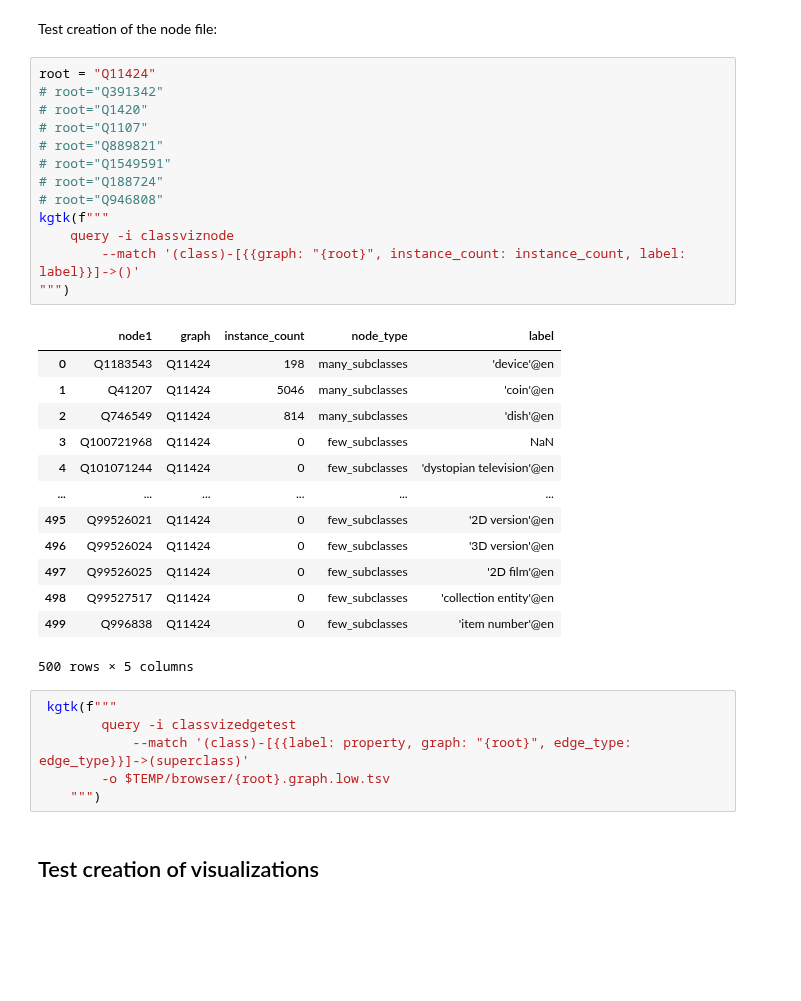
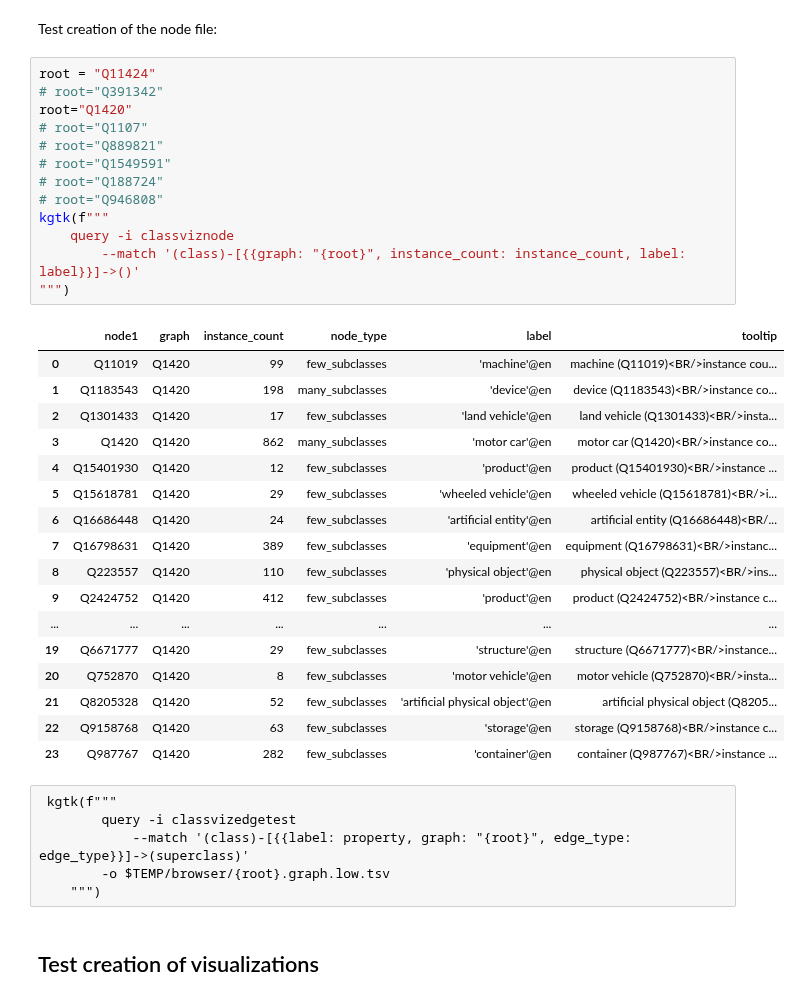
Before and after one commit to usc-isi-i2/kgtk-notebooks, a Jupyter notebook: use-cases/class-visualization.ipynb, the cells around one changed output. Saved outputs shown, nothing was run; the diff lists cells and outputs as text; blank space fills up the shorter version.

```diff
--- a/use-cases/class-visualization.ipynb
+++ b/use-cases/class-visualization.ipynb
@@ -815,36 +817,40 @@ Test creation of the node file:
 # %%
 root = "Q11424"
 # root="Q391342"
-# root="Q1420"
+root="Q1420"
 # root="Q1107"
 # root="Q889821"
 # root="Q1549591"
 # root="Q188724"
 # root="Q946808"
 kgtk(f"""
     query -i classviznode
         --match '(class)-[{{graph: "{root}", instance_count: instance_count, label: label}}]->()'
 """)
 # %% [output]
-|  | node1 | graph | instance_count | node_type | label |
-| 0 | Q1183543 | Q11424 | 198 | many_subclasses | 'device'@en |
-| 1 | Q41207 | Q11424 | 5046 | many_subclasses | 'coin'@en |
-| 2 | Q746549 | Q11424 | 814 | many_subclasses | 'dish'@en |
-| 3 | Q100721968 | Q11424 | 0 | few_subclasses | NaN |
-| 4 | Q101071244 | Q11424 | 0 | few_subclasses | 'dystopian television'@en |
-| ... | ... | ... | ... | ... | ... |
-| 495 | Q99526021 | Q11424 | 0 | few_subclasses | '2D version'@en |
-| 496 | Q99526024 | Q11424 | 0 | few_subclasses | '3D version'@en |
-| 497 | Q99526025 | Q11424 | 0 | few_subclasses | '2D film'@en |
-| 498 | Q99527517 | Q11424 | 0 | few_subclasses | 'collection entity'@en |
-| 499 | Q996838 | Q11424 | 0 | few_subclasses | 'item number'@en |
+|  | node1 | graph | instance_count | node_type | label | tooltip |
+| 0 | Q11019 | Q1420 | 99 | few_subclasses | 'machine'@en | machine (Q11019)<BR/>instance cou... |
+| 1 | Q1183543 | Q1420 | 198 | many_subclasses | 'device'@en | device (Q1183543)<BR/>instance co... |
+| 2 | Q1301433 | Q1420 | 17 | few_subclasses | 'land vehicle'@en | land vehicle (Q1301433)<BR/>insta... |
+| 3 | Q1420 | Q1420 | 862 | many_subclasses | 'motor car'@en | motor car (Q1420)<BR/>instance co... |
+| 4 | Q15401930 | Q1420 | 12 | few_subclasses | 'product'@en | product (Q15401930)<BR/>instance ... |
+| 5 | Q15618781 | Q1420 | 29 | few_subclasses | 'wheeled vehicle'@en | wheeled vehicle (Q15618781)<BR/>i... |
+| 6 | Q16686448 | Q1420 | 24 | few_subclasses | 'artificial entity'@en | artificial entity (Q16686448)<BR/... |
+| 7 | Q16798631 | Q1420 | 389 | few_subclasses | 'equipment'@en | equipment (Q16798631)<BR/>instanc... |
+| 8 | Q223557 | Q1420 | 110 | few_subclasses | 'physical object'@en | physical object (Q223557)<BR/>ins... |
+| 9 | Q2424752 | Q1420 | 412 | few_subclasses | 'product'@en | product (Q2424752)<BR/>instance c... |
+| ... | ... | ... | ... | ... | ... | ... |
+| 19 | Q6671777 | Q1420 | 29 | few_subclasses | 'structure'@en | structure (Q6671777)<BR/>instance... |
+| 20 | Q752870 | Q1420 | 8 | few_subclasses | 'motor vehicle'@en | motor vehicle (Q752870)<BR/>insta... |
+| 21 | Q8205328 | Q1420 | 52 | few_subclasses | 'artificial physical object'@en | artificial physical object (Q8205... |
+| 22 | Q9158768 | Q1420 | 63 | few_subclasses | 'storage'@en | storage (Q9158768)<BR/>instance c... |
+| 23 | Q987767 | Q1420 | 282 | few_subclasses | 'container'@en | container (Q987767)<BR/>instance ... |
-500 rows × 5 columns
-# %%
- kgtk(f"""
-        query -i classvizedgetest
-            --match '(class)-[{{label: property, graph: "{root}", edge_type: edge_type}}]->(superclass)'
-        -o $TEMP/browser/{root}.graph.low.tsv
-    """)
+# %% [raw]
+ kgtk(f"""
+        query -i classvizedgetest
+            --match '(class)-[{{label: property, graph: "{root}", edge_type: edge_type}}]->(superclass)'
+        -o $TEMP/browser/{root}.graph.low.tsv
+    """)
 # %% [markdown]
 ## Test creation of visualizations
 # %%
```
Also changed, not shown: parts of 37 cells of this notebook.
